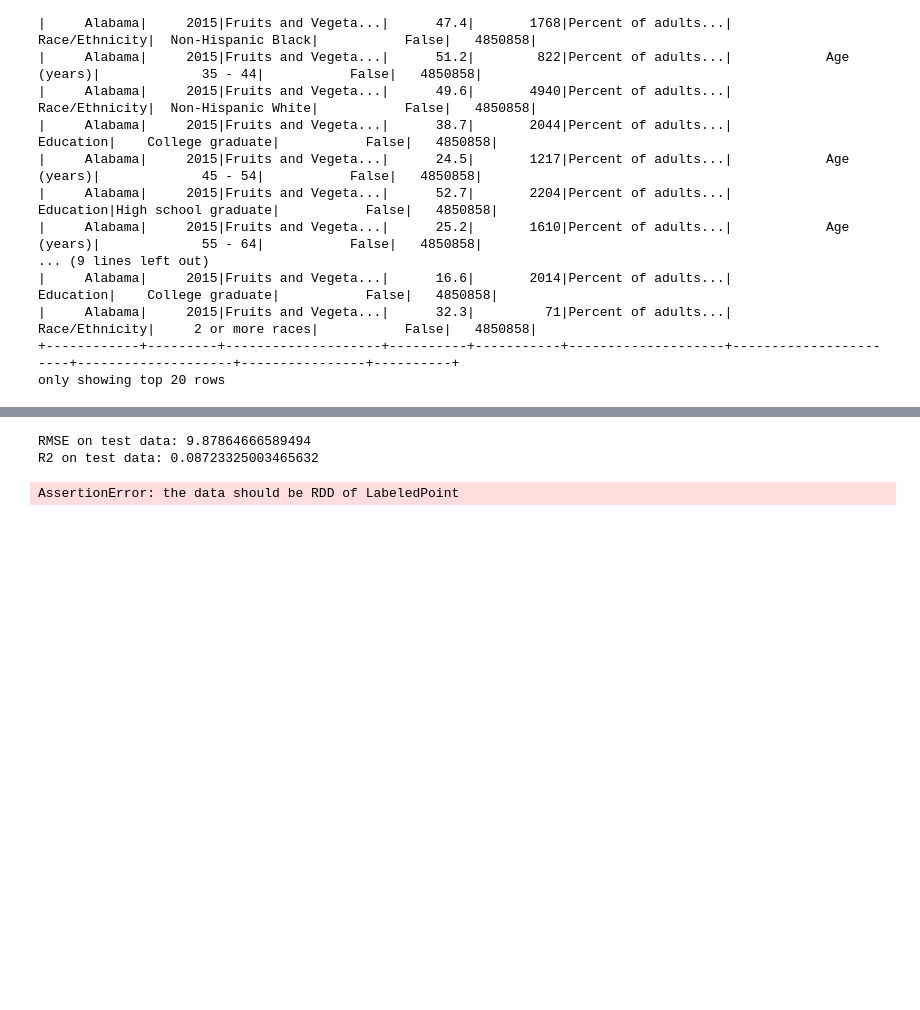
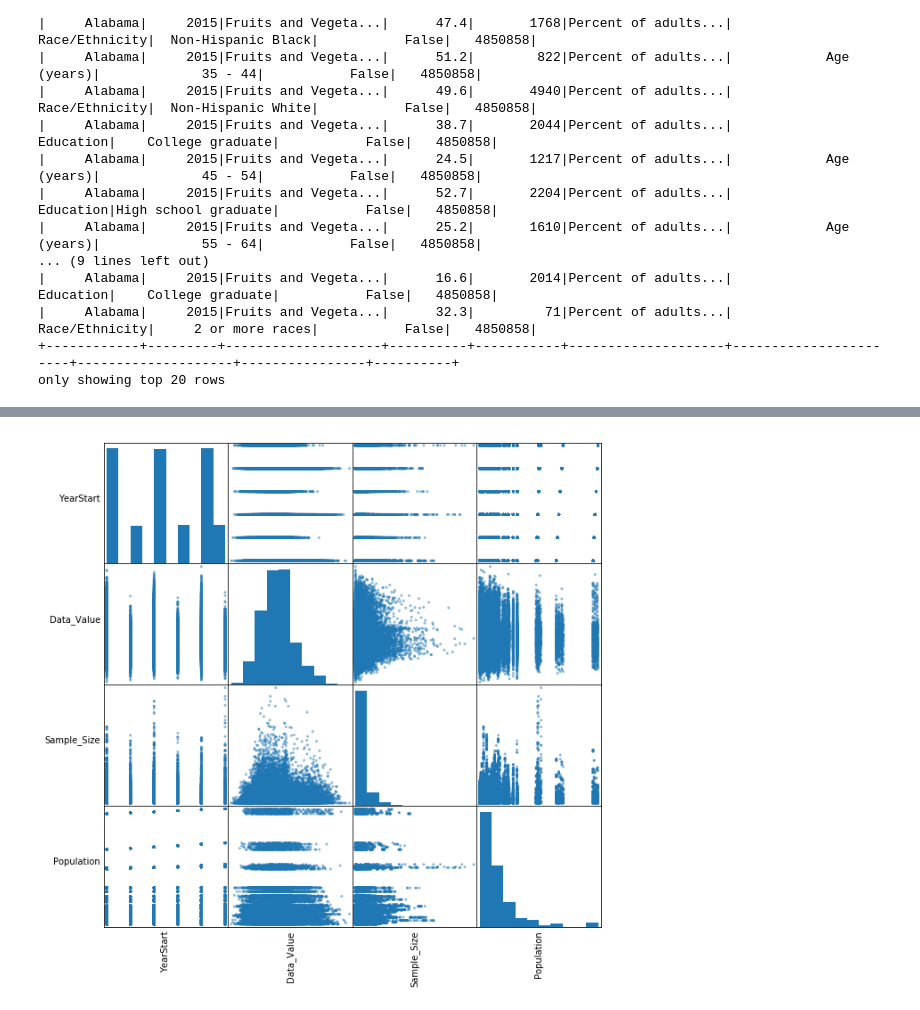
Before and after one commit to PreethiNair1/Iteration4, a Jupyter notebook: HealthPredictionDataset.ipynb, the cells around one changed output, grey strips where cells are left out. Cells and saved outputs as stored; diff of their text form; code cells hidden in the pictures; blank space fills up the shorter version.

Commit message:
Regression Models

```diff
--- a/HealthPredictionDataset.ipynb
+++ b/HealthPredictionDataset.ipynb
@@ -771,34 +707,16 @@ root
-# %%
-# Let's evaluate the model against the test data.
-test_results = lr_model.evaluate(test_data)
-
-# And print the RMSE/R2. As expected, our RMSE and R2 are slightly worse when applying the testing set.
-print("RMSE on test data: " + str(test_results.rootMeanSquaredError))
-print("R2 on test data: " + str(test_results.r2))
-# %% [output]
-RMSE on test data: 9.87864666589494
-R2 on test data: 0.08723325003465632
-# %%
-##3. Gradient Boosted Tree Regression
-
-from pyspark.mllib.tree import GradientBoostedTrees, GradientBoostedTreesModel
-from pyspark.mllib.util import MLUtils
-from pyspark import SparkContext
-sc=SparkContext()
-
-
-# Train a GradientBoostedTrees model.
-#  Notes: (a) Empty categoricalFeaturesInfo indicates all features are continuous.
-#         (b) Use more iterations in practice.
-model = GradientBoostedTrees.trainClassifier(trainingData,
-                                             categoricalFeaturesInfo={}, numIterations=10)
-
-# Evaluate model on test instances and compute test error
-predictions = model.predict(testData.map(lambda x: x.features))
-labelsAndPredictions = testData.map(lambda lp: lp.label).zip(predictions)
-testErr = labelsAndPredictions.filter(lambda vp: vp[0] != vp[1]).count() / float(testData.count())
-print('Test Error = ' + str(testErr))
-print('Learned classification GBT model:')
-print(model.toDebugString())
-# %% [output]
-AssertionError: the data should be RDD of LabeledPoint
+# %%
+import pandas as pd
+numeric_features = [t[0] for t in MergedSparkData1.dtypes if t[1] == 'int' or t[1] == 'double']
+sampled_data = MergedSparkData1.select(numeric_features).sample(False, 0.8).toPandas()
+axs = pd.scatter_matrix(sampled_data, figsize=(10, 10))
+n = len(sampled_data.columns)
+for i in range(n):
+    v = axs[i, 0]
+    v.yaxis.label.set_rotation(0)
+    v.yaxis.label.set_ha('right')
+    v.set_yticks(())
+    h = axs[n-1, i]
+    h.xaxis.label.set_rotation(90)
+    h.set_xticks(())
+# %% [output]
+[figure, added]
```
Also changed, not shown: parts of 14 cells of this notebook.
